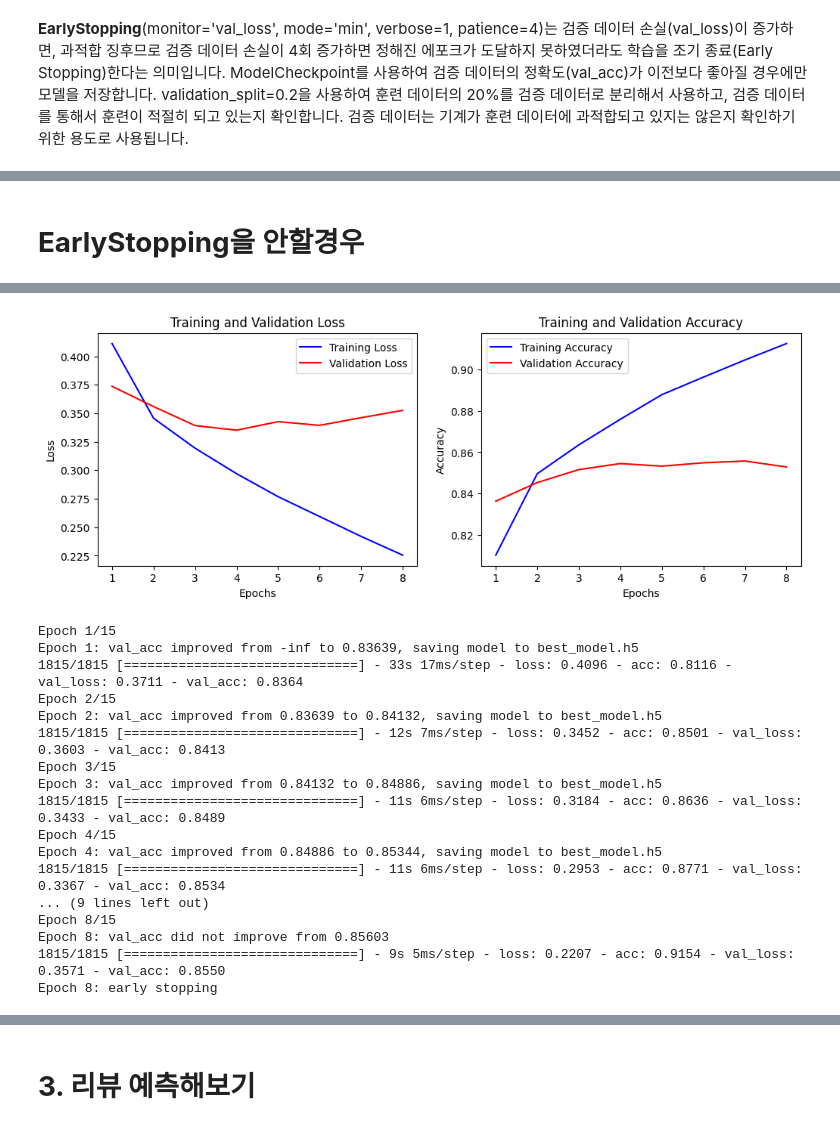
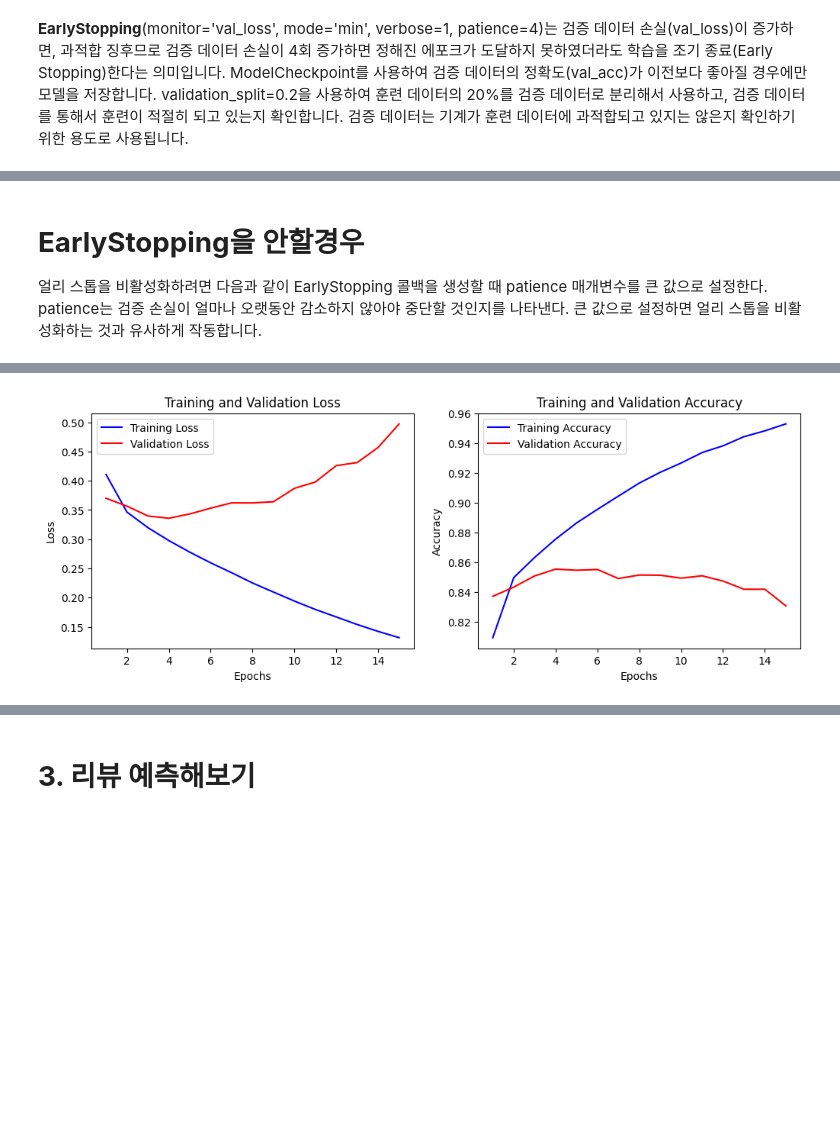
Before and after one commit to whitechocobread/Ai-project, a Jupyter notebook: 3주차/Naver_Movie_Review_Sentiment_Analysis.ipynb, the cells around one changed output, grey strips where cells are left out. Saved outputs shown, nothing was run; the diff lists cells and outputs as text; code cells hidden in the pictures; blank space fills up the shorter version.

```diff
--- a/3주차/Naver_Movie_Review_Sentiment_Analysis.ipynb
+++ b/3주차/Naver_Movie_Review_Sentiment_Analysis.ipynb
@@ -400,14 +400,17 @@ with open('tokenizer.pickle', 'wb') as handle:
 
 with open('tokenizer.pickle', 'rb') as handle:
     tokenizer = pickle.load(handle)
-# %% [markdown]
-# **EarlyStopping**을 안할경우
+# %% [markdown]
+# **EarlyStopping**을 안할경우
+
+얼리 스톱을 비활성화하려면 다음과 같이 EarlyStopping 콜백을 생성할 때 patience 매개변수를 큰 값으로 설정한다. patience는 검증 손실이 얼마나 오랫동안 감소하지 않아야 중단할 것인지를 나타낸다. 큰 값으로 설정하면 얼리 스톱을 비활성화하는 것과 유사하게 작동합니다.
 # %%
 from tensorflow.keras.layers import Embedding, Dense, LSTM
 from tensorflow.keras.models import Sequential
 from tensorflow.keras.models import load_model
-from tensorflow.keras.callbacks import EarlyStopping, ModelCheckpoint
+from tensorflow.keras.callbacks import EarlyStopping
 
+# 모델 구성
 embedding_dim = 100
 hidden_units = 128
 
@@ -417,7 +420,12 @@ model.add(LSTM(hidden_units))
 model.add(Dense(1, activation='sigmoid'))
 
 model.compile(optimizer='rmsprop', loss='binary_crossentropy', metrics=['acc'])
-history = model.fit(X_train, y_train, epochs=15, callbacks=[es, mc], batch_size=64, validation_split=0.2)
+
+# 얼리 스톱 콜백 설정
+es = EarlyStopping(monitor='val_loss', patience=100)
+
+# 모델 훈련
+history = model.fit(X_train, y_train, epochs=15, callbacks=[es], batch_size=64, validation_split=0.2)
 
 import matplotlib.pyplot as plt
 
@@ -452,25 +460,5 @@ plt.ylabel('Accuracy')
 plt.legend()
 
 plt.show()
-
-#모델: LSTM 사용
-from tensorflow.keras.layers import Embedding, Dense, LSTM
-from tensorflow.keras.models import Sequential
-from tensorflow.keras.models import load_model
-from tensorflow.keras.callbacks import EarlyStopping, ModelCheckpoint
-
-embedding_dim = 100
-hidden_units = 128
-
-model = Sequential()
-model.add(Embedding(vocab_size, embedding_dim))
-model.add(LSTM(hidden_units))
-model.add(Dense(1, activation='sigmoid'))
-
-es = EarlyStopping(monitor='val_loss', mode='min', verbose=1, patience=4)
-mc = ModelCheckpoint('best_model.h5', monitor='val_acc', mode='max', verbose=1, save_best_only=True)
-
-model.compile(optimizer='rmsprop', loss='binary_crossentropy', metrics=['acc'])
-history = model.fit(X_train, y_train, epochs=15, callbacks=[es, mc], batch_size=64, validation_split=0.2)
 # %% [output]
 Epoch 1/15
@@ -493,21 +481,4 @@ Epoch 8: early stopping
-[figure, old version]
+[figure, new version]
-Epoch 1/15
-Epoch 1: val_acc improved from -inf to 0.83639, saving model to best_model.h5
-1815/1815 [==============================] - 33s 17ms/step - loss: 0.4096 - acc: 0.8116 - val_loss: 0.3711 - val_acc: 0.8364
-Epoch 2/15
-Epoch 2: val_acc improved from 0.83639 to 0.84132, saving model to best_model.h5
-1815/1815 [==============================] - 12s 7ms/step - loss: 0.3452 - acc: 0.8501 - val_loss: 0.3603 - val_acc: 0.8413
-Epoch 3/15
-Epoch 3: val_acc improved from 0.84132 to 0.84886, saving model to best_model.h5
-1815/1815 [==============================] - 11s 6ms/step - loss: 0.3184 - acc: 0.8636 - val_loss: 0.3433 - val_acc: 0.8489
-Epoch 4/15
-Epoch 4: val_acc improved from 0.84886 to 0.85344, saving model to best_model.h5
-1815/1815 [==============================] - 11s 6ms/step - loss: 0.2953 - acc: 0.8771 - val_loss: 0.3367 - val_acc: 0.8534
-... (9 lines left out)
-Epoch 8/15
-Epoch 8: val_acc did not improve from 0.85603
-1815/1815 [==============================] - 9s 5ms/step - loss: 0.2207 - acc: 0.9154 - val_loss: 0.3571 - val_acc: 0.8550
-Epoch 8: early stopping
 # %%
 #정확도 측청
 loaded_model = load_model('best_model.h5')
```
Also changed, not shown: parts of 7 cells of this notebook.
